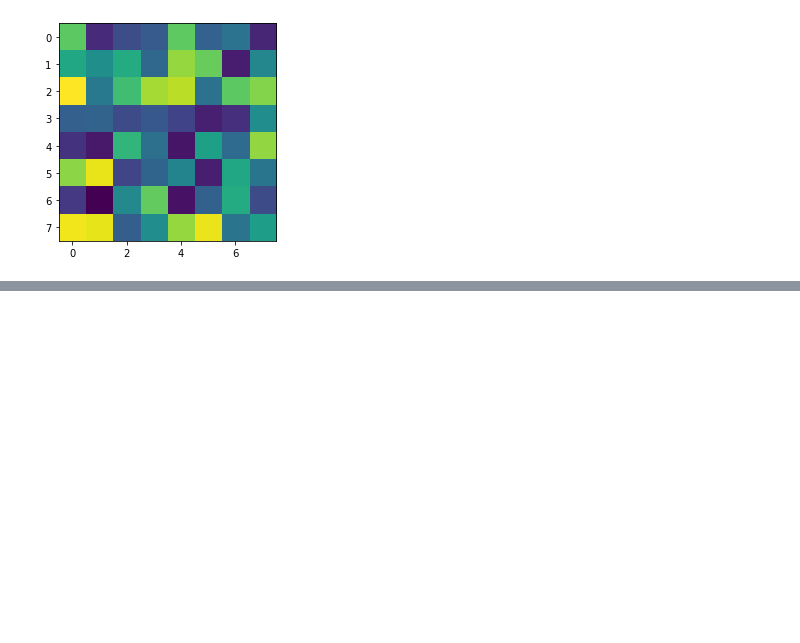
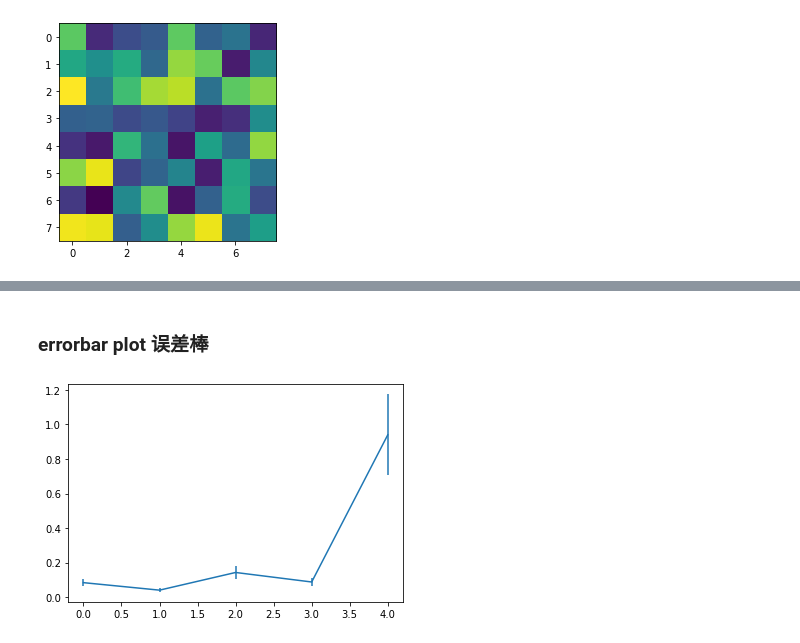
Before and after one commit to pkufubo/matplotlib_cheatsheet_practice, a Jupyter notebook: practice.ipynb, the cells around one changed output, grey strips where cells are left out. Saved outputs shown, nothing was run; the diff lists cells and outputs as text; code cells hidden in the pictures; blank space fills up the shorter version.

```diff
--- a/practice.ipynb
+++ b/practice.ipynb
@@ -58,0 +91,11 @@ fig.show()
+# %% [markdown]
+### errorbar plot 误差棒
+# %%
+X = np.arange(5)
+Y = np.random.uniform(0,1,5)
+
+fig, ax = plt.subplots()
+ax.errorbar(X,Y,Y/4)
+cfig.show()
+# %% [output]
+[figure, added]
```
Also changed, not shown: parts of 31 cells of this notebook.
